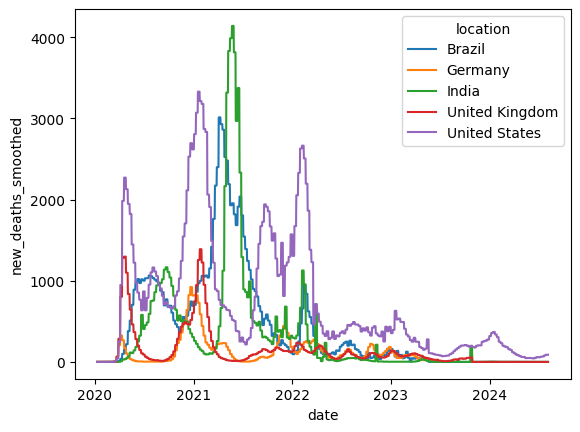
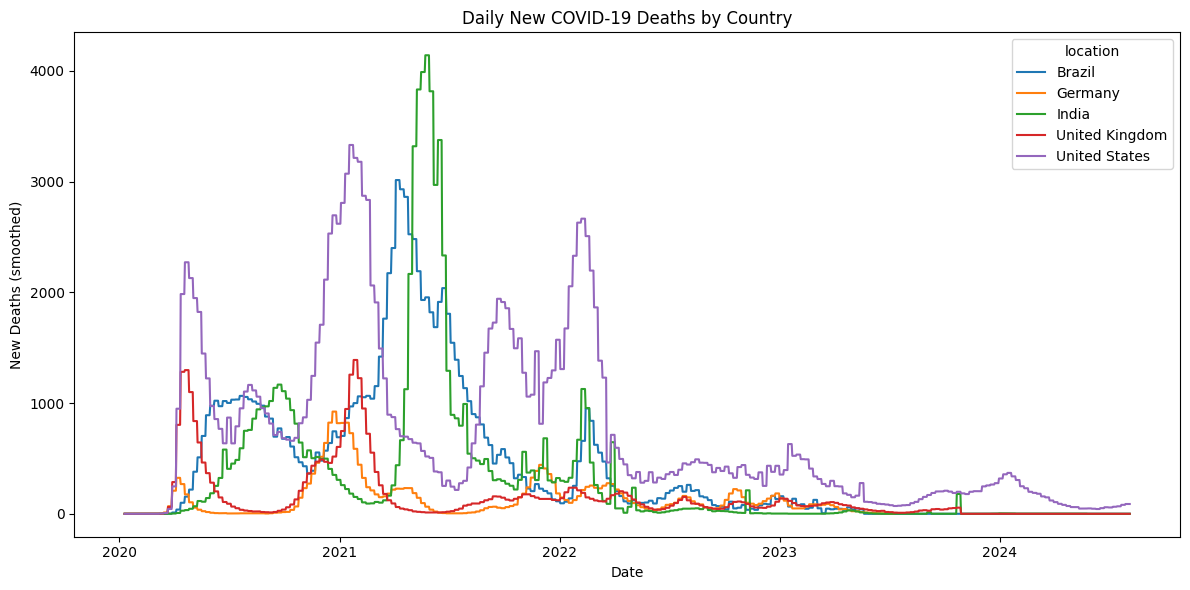
The notebook cell's code change between the first figure and the second:
--- before
+++ after
@@ -1 +1,8 @@
+plt.figure(figsize=(12, 6))
 sns.lineplot(data=df_countries, x='date', y='new_deaths_smoothed', hue='location')
+plt.title('Daily New COVID-19 Deaths by Country')
+plt.xlabel('Date')
+plt.ylabel('New Deaths (smoothed)')
+plt.tight_layout()
+plt.savefig('../figures/deaths_by_country.png', dpi=150, bbox_inches='tight')
+plt.show()

Commit: Add figures, complete README, finalise project